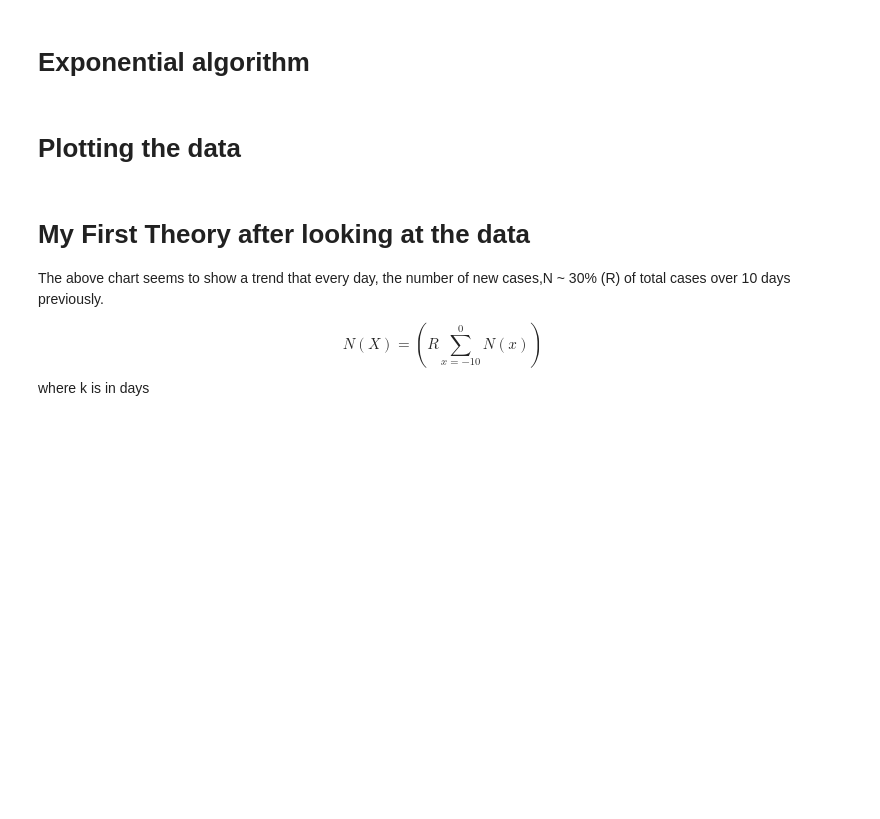
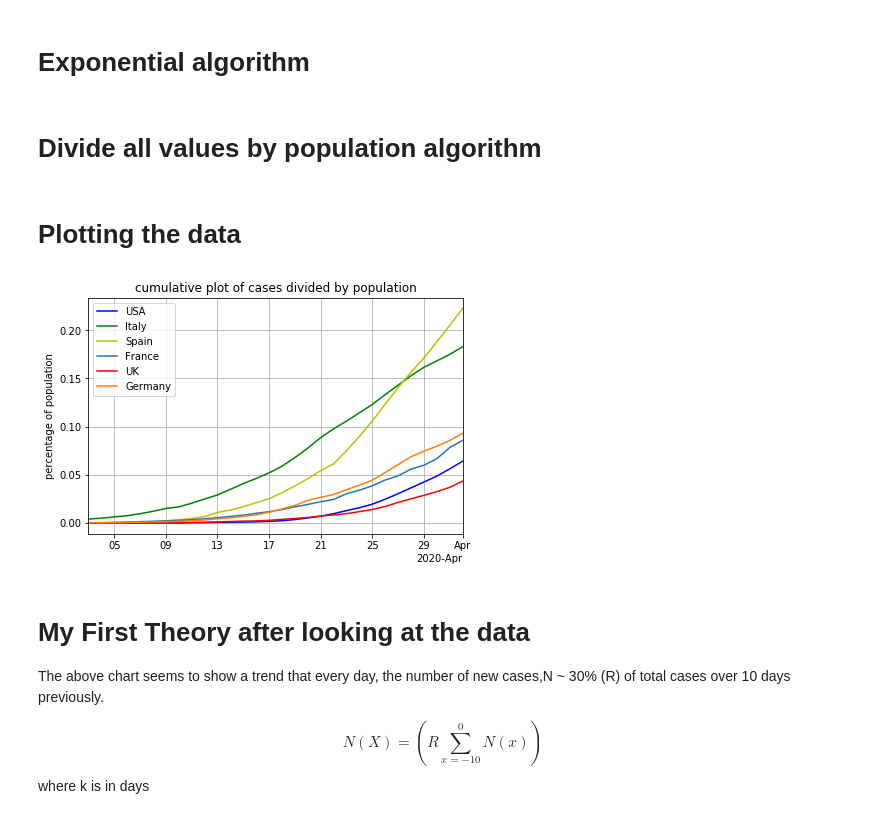
Before and after one commit to jordanesmith/coronavirus_analysis, a Jupyter notebook: data_analyser.ipynb, the cells around one changed output. Drawn from its saved outputs; the diff is of its cells as text; code cells hidden in the pictures; blank space fills up the shorter version.

Commit message:
added divide by population function

```diff
--- a/data_analyser.ipynb
+++ b/data_analyser.ipynb
@@ -86,3 +86,4 @@ for country in numpy_tables_withoutChina_deaths[0]:
 for country in numpy_tables_withoutChina[0]:
     if country not in list_countries_deaths:
         problomatic_countries.append(country)
+problomatic_countries.append('International')
@@ -240,6 +280,24 @@ def exponential(yvalues):
             if j!= 0:
                 yvals[i,j] = (yvalues[i,j] - yvalues[i,j-1])/yvalues[i,j]
     return(yvals)
+# %% [markdown]
+# Divide all values by population algorithm
+# %%
+def divide_by_population(yvalues,cases_or_deaths):
+    index_dictionary = {}
+    if cases_or_deaths == 'cases': index_dictionary = dictionary_cases_index
+    elif cases_or_deaths == 'deaths': index_dictionary = dictionary_deaths_index
+    new_yvalues = np.zeros(shape=(np.shape(yvalues)),dtype = float)
+
+    for index,country in enumerate(yvalues):
+        new_yvalues[index] = country
+        population = 0
+        country_name = find_countryName_fromIndex(index,cases_or_deaths)
+        if country_name and country_name not in problomatic_countries:
+            population = population_dictionary[find_countryName_fromIndex(index,cases_or_deaths)]
+            new_yvalues[index] /= population
+
+    return(new_yvalues)
 # %% [markdown]
 # Plotting the data
 # %%
@@ -248,14 +306,16 @@ import matplotlib.dates as mdates
 import matplotlib.cbook as cbook
 
 
-def plot(type_of_plot,countries_list,cases_or_deaths,date_min_index = 0, date_max_index = -1, timeshift = None):
+def plot(type_of_plot,countries_list,cases_or_deaths,date_min_index=0,date_max_index=-1,timeshift=None,divideBy_population=False):
     '''Different types of plot are: cumulative, new, acceleration,exponential,fatality rate.
     timeshift is in days and always applies to UK'''
 
     #  check of input
     assert(type(countries_list) == list)
+    if divideBy_population == True:
+        assert(type_of_plot != 'exponential' and type_of_plot != 'fatality rate'), 'doesnt make sense to divide by population for plot of: '+type_of_plot
     for country in countries_list:
-        assert(country not in problomatic_countries), 'The country ' + str(country) + 'is problomatic'
+        if type_of_plot == 'fatality rate': assert(country not in problomatic_countries), 'The country ' + str(country) + 'is problomatic'
         if cases_or_deaths =='cases':
             assert(country in dictionary_cases_index), str(country) + ' is not in ' + str(dictionary_cases_index)
         elif cases_or_deaths == 'deaths':
@@ -270,16 +330,25 @@ def plot(type_of_plot,countries_list,cases_or_deaths,date_min_index = 0, date_ma
     ax.xaxis.set_major_formatter(formatter)
 
     ax.grid(True)
+    end_title = ''
+    if timeshift:
+        end_title += ' with UK shifted back by ' +str(timeshift) + 'days'
+    if divideBy_population == True:
+        end_title += ' divided by population'
+        ax.set_ylabel('percentage of population')
+
     if type_of_plot  == 'fatality rate':
         ax.title.set_text(str(type_of_plot))
         ax.set_ylabel('percentage')
+    elif type_of_plot == 'new':
+        ax.title.set_text('plot of new ' + str(cases_or_deaths) + ' each day' + end_title)
     elif timeshift is not None:
-        ax.title.set_text(str(type_of_plot) + ' plot of ' + str(cases_or_deaths) + ' with UK shifted back by ' +str(timeshift) + 'days')
+        ax.title.set_text(str(type_of_plot) + ' plot of ' + str(cases_or_deaths) + end_title)
     elif type_of_plot == 'exponential':
         ax.set_ylabel('Time Constant')
         ax.title.set_text(str(type_of_plot) + ' plot of ' + str(cases_or_deaths))
     else:
-        ax.title.set_text(str(type_of_plot) + ' plot of ' + str(cases_or_deaths))
+        ax.title.set_text(str(type_of_plot) + ' plot of ' + str(cases_or_deaths) + end_title)
 
 
     #  define dates and yvals for each case
@@ -313,12 +382,16 @@ def plot(type_of_plot,countries_list,cases_or_deaths,date_min_index = 0, date_ma
     else:
         raise ValueError('cases or deaths is not inputed correctly')
 
-    #  now for timeshift effect
+    #  for timeshift effect
     if timeshift is not None:
         assert(type(timeshift) == int), 'timeshift needs to be in integers of days, current timeshift is '+ str(timeshift) + ' and type: ' + str(type(timeshift))
         altered_dates_uk = []
         for date in dates:
             altered_dates_uk.append(np.datetime64(date)-np.timedelta64(timeshift, 'D'))
+
+    #   for divideBy_population argument
+    if divideBy_population == True:
+        yvals = 100*divide_by_population(yvals,cases_or_deaths)
 
 
     for country in countries_list:
@@ -384,3 +449,7 @@ def plot(type_of_plot,countries_list,cases_or_deaths,date_min_index = 0, date_ma
+# %%
+plot('cumulative',['United States','Italy','Spain','France','United Kingdom','Germany'],'cases',divideBy_population=True,date_min_index=50)
+# %% [output]
+[figure, added]
 # %% [markdown]
 # My First Theory after looking at the data
 
```
Also changed, not shown: parts of 7 cells of this notebook, 1 other file.
